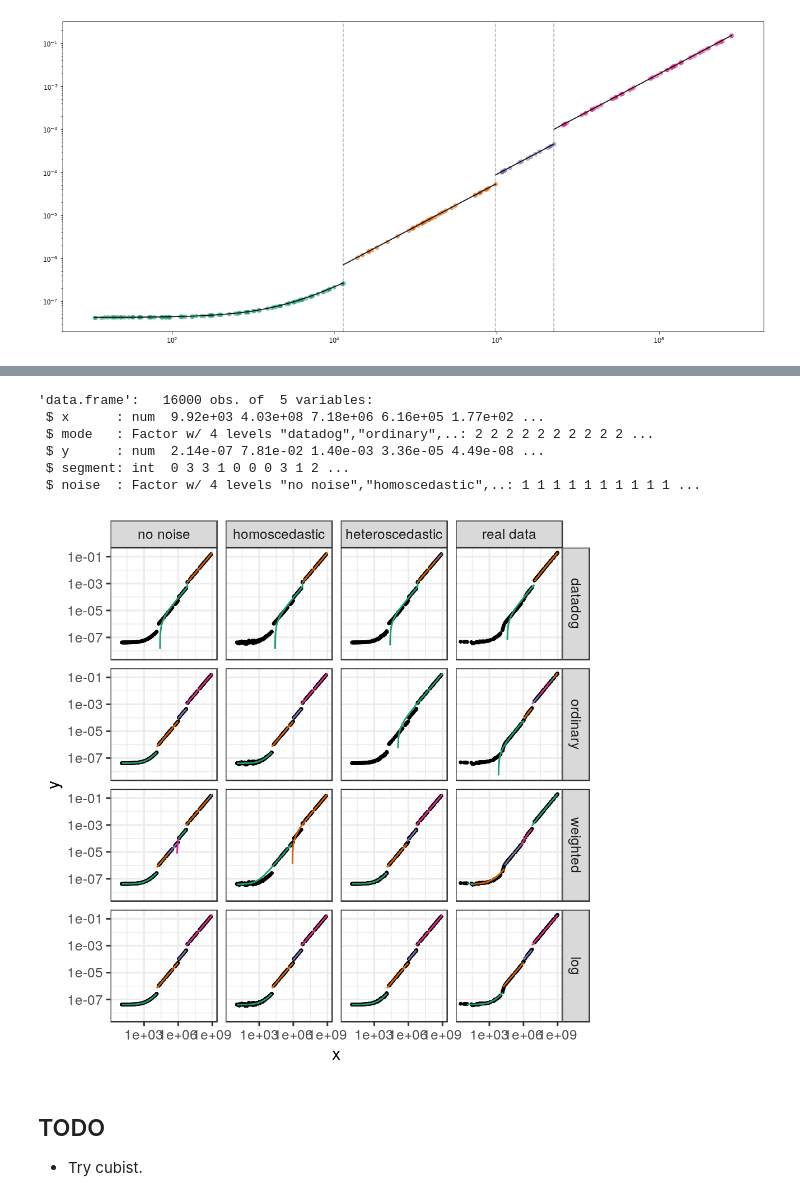
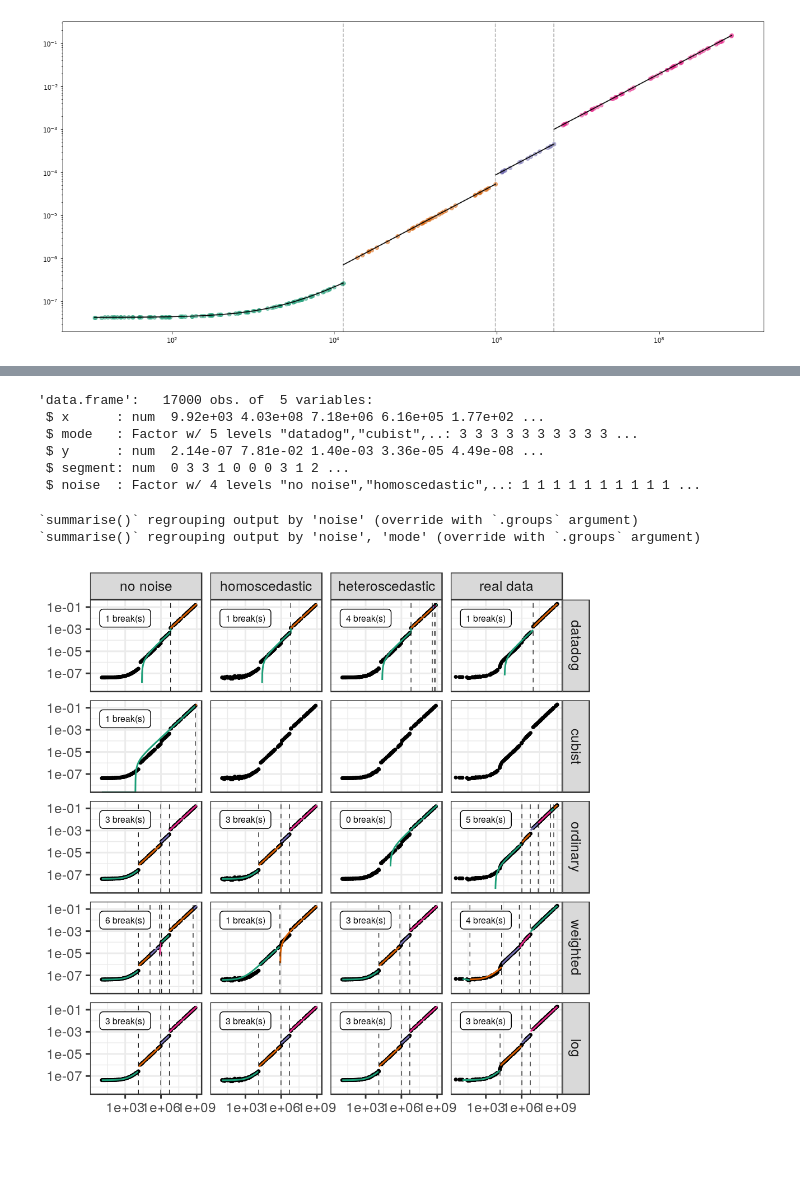
Before and after one commit to Ezibenroc/thesis, a Jupyter notebook: figures_ipynb/pycewise.ipynb, the cells around one changed output, grey strips where cells are left out. Cells and saved outputs as stored; diff of their text form; code cells hidden in the pictures; blank space fills up the shorter version.

Commit message:
Add cubist to the pycewise figure

```diff
--- a/figures_ipynb/pycewise.ipynb
+++ b/figures_ipynb/pycewise.ipynb
@@ -158,0 +174,22 @@ R[write to console]: The following objects are masked from ‘package:base’:
+# %%
+%%R
+
+pred_cubist = data.frame()
+
+for(noise_fct in c("no noise")) { #data %>% pull(noise) %>% unique()) {
+    tmp_data = data %>% filter(noise==noise_fct)
+    reg = cubist(x=data[c('x')], y=data$y)
+    tmp_pred = predictions %>% filter(noise==noise_fct, mode=="log") %>% select(x)
+    tmp_pred$y = predict(reg, tmp_pred[c('x')])
+    breaks = reg$splits %>% filter(dir == "<=") %>% pull(value)
+    tmp_pred$segment = 0
+    for(i in 1:length(breaks)) {
+        b = breaks[i]
+        tmp_pred = tmp_pred %>% mutate(segment=ifelse(x > b, i, segment))
+    }
+    tmp_pred$mode = "cubist"
+    tmp_pred$noise = noise_fct
+    pred_cubist = rbind(pred_cubist, tmp_pred)
+}
+
+str(pred_cubist)
@@ -159,37 +225,52 @@ R[write to console]: The following objects are masked from ‘package:base’:
 # %%
-%%R -i predictions -w 5 -h 5 --units in -r 200
+%%R
+
+predictions = rbind(predictions, pred_cubist)
 
 predictions = predictions %>%
     mutate(mode=ifelse(mode=="BIC", "ordinary", mode)) %>%
-    mutate(mode=factor(mode, levels=c("datadog", "ordinary", "weighted", "log")))
+    mutate(mode=factor(mode, levels=c("datadog", "cubist", "ordinary", "weighted", "log")))
 predictions = predictions %>%
     mutate(noise=factor(noise, levels=c("no noise", "homoscedastic", "heteroscedastic", "real data")))
 str(predictions)
 # %% [output]
-'data.frame':   16000 obs. of  5 variables:
+'data.frame':   17000 obs. of  5 variables:
  $ x      : num  9.92e+03 4.03e+08 7.18e+06 6.16e+05 1.77e+02 ...
- $ mode   : Factor w/ 4 levels "datadog","ordinary",..: 2 2 2 2 2 2 2 2 2 2 ...
+ $ mode   : Factor w/ 5 levels "datadog","cubist",..: 3 3 3 3 3 3 3 3 3 3 ...
  $ y      : num  2.14e-07 7.81e-02 1.40e-03 3.36e-05 4.49e-08 ...
- $ segment: int  0 3 3 1 0 0 0 3 1 2 ...
+ $ segment: num  0 3 3 1 0 0 0 3 1 2 ...
  $ noise  : Factor w/ 4 levels "no noise","homoscedastic",..: 1 1 1 1 1 1 1 1 1 1 ...
 # %%
 %%R -w 5 -h 5 --units in -r 200
+
+nb_breaks = predictions %>%
+    group_by(noise, mode) %>%
+    summarise(nb=paste(max(segment), "break(s)")) %>%
+    mutate(x=1e3, y=1e-2) %>%
+    ungroup()
+
+breaks = predictions %>%
+    group_by(noise, mode, segment) %>%
+    summarise(breaks=max(x)) %>%
+    group_by(noise, mode) %>%
+    filter(breaks < max(breaks))
 
 plot = ggplot() +
     aes(x=x, y=y) +
     geom_point(data=data, size=0.5) +
     geom_line(data=predictions %>% arrange(x), aes(group=segment, color=factor(segment %% 4))) +
+    geom_vline(data=breaks, aes(xintercept=breaks), linetype="dashed", size=0.2) +
+    geom_label(data=nb_breaks, aes(label=nb), color="black", size=2) +
     facet_grid(mode~noise) +
     scale_x_log10() +
     scale_y_log10() +
     theme_bw() +
     scale_color_brewer(palette="Dark2") +
-    theme(legend.position='none')
+    theme(legend.position='none') +
+    theme(axis.title.x=element_blank(), axis.title.y=element_blank())
 ggsave(filename='../img/prediction/modeling/network/pycewise.pdf', plot=plot, width=7, height=5)
 plot
 # %% [output]
+`summarise()` regrouping output by 'noise' (override with `.groups` argument)
+`summarise()` regrouping output by 'noise', 'mode' (override with `.groups` argument)
-[figure, old version]
+[figure, new version]
-# %% [markdown]
-## TODO
-
-- Try cubist.
```
Also changed, not shown: parts of 8 cells of this notebook, 1 other file.
